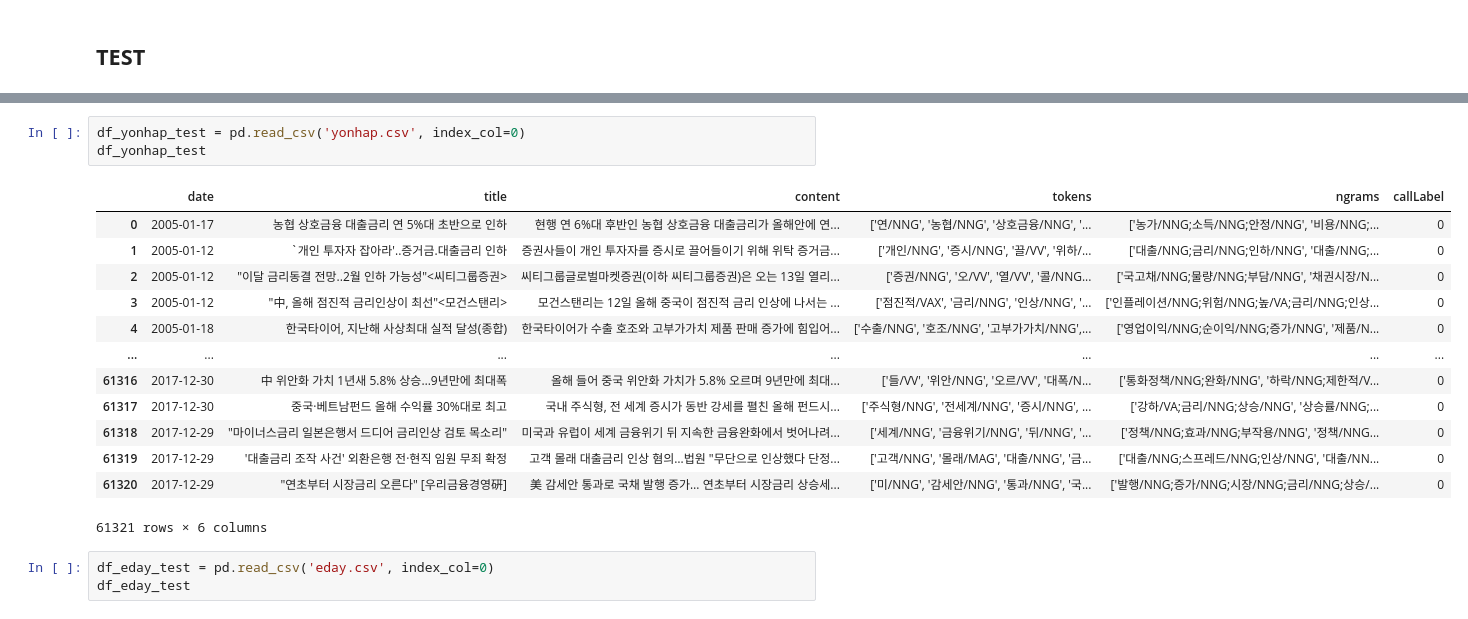
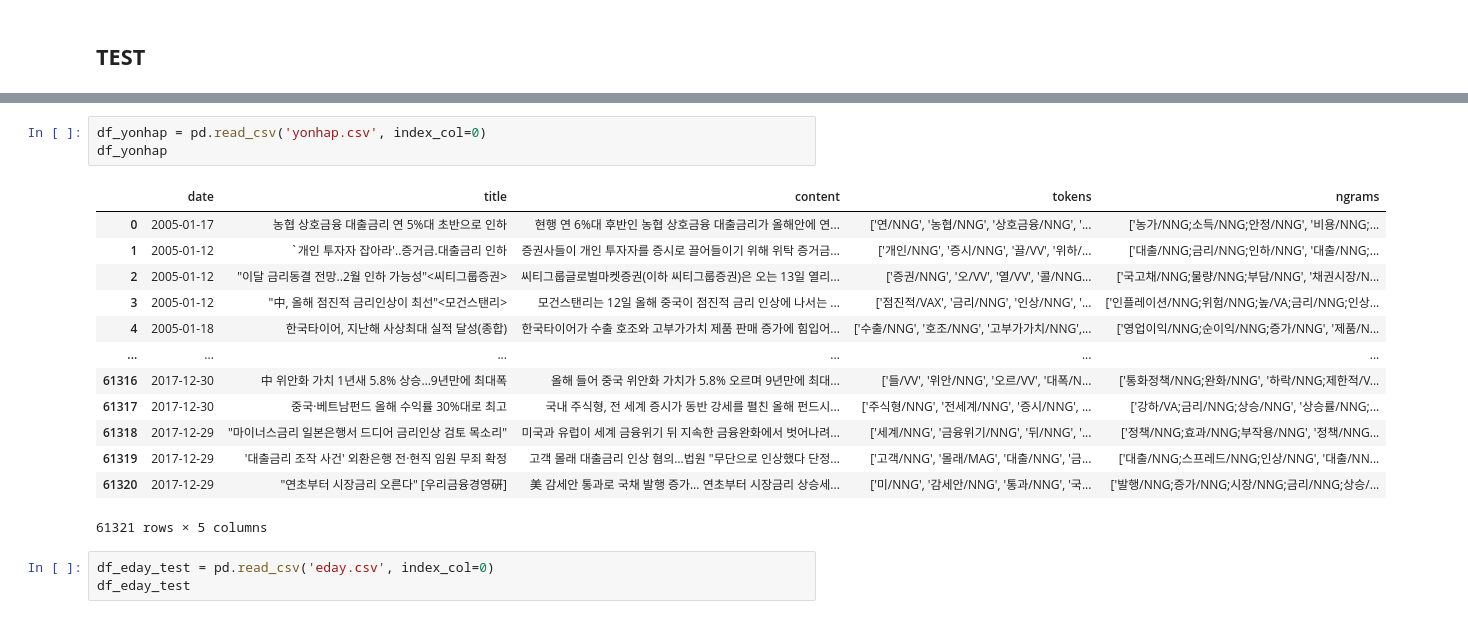
Before and after one commit to HyeonminNam/BOK4, a Jupyter notebook: pre_processing_code/article_pre_processing.ipynb, the cells around one changed output, grey strips where cells are left out. Cells and saved outputs as stored; diff of their text form.

```diff
--- a/pre_processing_code/article_pre_processing.ipynb
+++ b/pre_processing_code/article_pre_processing.ipynb
@@ -198,22 +198,22 @@ multi_pre_processing(yonhap_in_df,'yonhap_in',len(yonhap_in_df))
 80800/80922
 80900/80922
 # %%
-df_yonhap_test = pd.read_csv('yonhap.csv', index_col=0)
-df_yonhap_test
+df_yonhap = pd.read_csv('yonhap.csv', index_col=0)
+df_yonhap
 # %% [output]
-|  | date | title | content | tokens | ngrams | callLabel |
-| 0 | 2005-01-17 | 농협 상호금융 대출금리 연 5%대 초반으로 인하 | 현행 연 6%대 후반인 농협 상호금융 대출금리가 올해안에 연... | ['연/NNG', '농협/NNG', '상호금융/NNG', '... | ['농가/NNG;소득/NNG;안정/NNG', '비용/NNG;... | 0 |
-| 1 | 2005-01-12 | `개인 투자자 잡아라'..증거금.대출금리 인하 | 증권사들이 개인 투자자를 증시로 끌어들이기 위해 위탁 증거금... | ['개인/NNG', '증시/NNG', '끌/VV', '위하/... | ['대출/NNG;금리/NNG;인하/NNG', '대출/NNG;... | 0 |
-| 2 | 2005-01-12 | "이달 금리동결 전망..2월 인하 가능성"<씨티그룹증권> | 씨티그룹글로벌마켓증권(이하 씨티그룹증권)은 오는 13일 열리... | ['증권/NNG', '오/VV', '열/VV', '콜/NNG... | ['국고채/NNG;물량/NNG;부담/NNG', '채권시장/N... | 0 |
-| 3 | 2005-01-12 | "中, 올해 점진적 금리인상이 최선"<모건스탠리> | 모건스탠리는 12일 올해 중국이 점진적 금리 인상에 나서는 ... | ['점진적/VAX', '금리/NNG', '인상/NNG', '... | ['인플레이션/NNG;위험/NNG;높/VA;금리/NNG;인상... | 0 |
-| 4 | 2005-01-18 | 한국타이어, 지난해 사상최대 실적 달성(종합) | 한국타이어가 수출 호조와 고부가가치 제품 판매 증가에 힘입어... | ['수출/NNG', '호조/NNG', '고부가가치/NNG',... | ['영업이익/NNG;순이익/NNG;증가/NNG', '제품/N... | 0 |
-| ... | ... | ... | ... | ... | ... | ... |
-| 61316 | 2017-12-30 | 中 위안화 가치 1년새 5.8% 상승…9년만에 최대폭 | 올해 들어 중국 위안화 가치가 5.8% 오르며 9년만에 최대... | ['들/VV', '위안/NNG', '오르/VV', '대폭/N... | ['통화정책/NNG;완화/NNG', '하락/NNG;제한적/V... | 0 |
-| 61317 | 2017-12-30 | 중국·베트남펀드 올해 수익률 30%대로 최고 | 국내 주식형, 전 세계 증시가 동반 강세를 펼친 올해 펀드시... | ['주식형/NNG', '전세계/NNG', '증시/NNG', ... | ['강하/VA;금리/NNG;상승/NNG', '상승률/NNG;... | 0 |
-| 61318 | 2017-12-29 | "마이너스금리 일본은행서 드디어 금리인상 검토 목소리" | 미국과 유럽이 세계 금융위기 뒤 지속한 금융완화에서 벗어나려... | ['세계/NNG', '금융위기/NNG', '뒤/NNG', '... | ['정책/NNG;효과/NNG;부작용/NNG', '정책/NNG... | 0 |
-| 61319 | 2017-12-29 | '대출금리 조작 사건' 외환은행 전·현직 임원 무죄 확정 | 고객 몰래 대출금리 인상 혐의…법원 "무단으로 인상했다 단정... | ['고객/NNG', '몰래/MAG', '대출/NNG', '금... | ['대출/NNG;스프레드/NNG;인상/NNG', '대출/NN... | 0 |
-| 61320 | 2017-12-29 | "연초부터 시장금리 오른다" [우리금융경영硏] | 美 감세안 통과로 국채 발행 증가… 연초부터 시장금리 상승세... | ['미/NNG', '감세안/NNG', '통과/NNG', '국... | ['발행/NNG;증가/NNG;시장/NNG;금리/NNG;상승/... | 0 |
+|  | date | title | content | tokens | ngrams |
+| 0 | 2005-01-17 | 농협 상호금융 대출금리 연 5%대 초반으로 인하 | 현행 연 6%대 후반인 농협 상호금융 대출금리가 올해안에 연... | ['연/NNG', '농협/NNG', '상호금융/NNG', '... | ['농가/NNG;소득/NNG;안정/NNG', '비용/NNG;... |
+| 1 | 2005-01-12 | `개인 투자자 잡아라'..증거금.대출금리 인하 | 증권사들이 개인 투자자를 증시로 끌어들이기 위해 위탁 증거금... | ['개인/NNG', '증시/NNG', '끌/VV', '위하/... | ['대출/NNG;금리/NNG;인하/NNG', '대출/NNG;... |
+| 2 | 2005-01-12 | "이달 금리동결 전망..2월 인하 가능성"<씨티그룹증권> | 씨티그룹글로벌마켓증권(이하 씨티그룹증권)은 오는 13일 열리... | ['증권/NNG', '오/VV', '열/VV', '콜/NNG... | ['국고채/NNG;물량/NNG;부담/NNG', '채권시장/N... |
+| 3 | 2005-01-12 | "中, 올해 점진적 금리인상이 최선"<모건스탠리> | 모건스탠리는 12일 올해 중국이 점진적 금리 인상에 나서는 ... | ['점진적/VAX', '금리/NNG', '인상/NNG', '... | ['인플레이션/NNG;위험/NNG;높/VA;금리/NNG;인상... |
+| 4 | 2005-01-18 | 한국타이어, 지난해 사상최대 실적 달성(종합) | 한국타이어가 수출 호조와 고부가가치 제품 판매 증가에 힘입어... | ['수출/NNG', '호조/NNG', '고부가가치/NNG',... | ['영업이익/NNG;순이익/NNG;증가/NNG', '제품/N... |
+| ... | ... | ... | ... | ... | ... |
+| 61316 | 2017-12-30 | 中 위안화 가치 1년새 5.8% 상승…9년만에 최대폭 | 올해 들어 중국 위안화 가치가 5.8% 오르며 9년만에 최대... | ['들/VV', '위안/NNG', '오르/VV', '대폭/N... | ['통화정책/NNG;완화/NNG', '하락/NNG;제한적/V... |
+| 61317 | 2017-12-30 | 중국·베트남펀드 올해 수익률 30%대로 최고 | 국내 주식형, 전 세계 증시가 동반 강세를 펼친 올해 펀드시... | ['주식형/NNG', '전세계/NNG', '증시/NNG', ... | ['강하/VA;금리/NNG;상승/NNG', '상승률/NNG;... |
+| 61318 | 2017-12-29 | "마이너스금리 일본은행서 드디어 금리인상 검토 목소리" | 미국과 유럽이 세계 금융위기 뒤 지속한 금융완화에서 벗어나려... | ['세계/NNG', '금융위기/NNG', '뒤/NNG', '... | ['정책/NNG;효과/NNG;부작용/NNG', '정책/NNG... |
+| 61319 | 2017-12-29 | '대출금리 조작 사건' 외환은행 전·현직 임원 무죄 확정 | 고객 몰래 대출금리 인상 혐의…법원 "무단으로 인상했다 단정... | ['고객/NNG', '몰래/MAG', '대출/NNG', '금... | ['대출/NNG;스프레드/NNG;인상/NNG', '대출/NN... |
+| 61320 | 2017-12-29 | "연초부터 시장금리 오른다" [우리금융경영硏] | 美 감세안 통과로 국채 발행 증가… 연초부터 시장금리 상승세... | ['미/NNG', '감세안/NNG', '통과/NNG', '국... | ['발행/NNG;증가/NNG;시장/NNG;금리/NNG;상승/... |
-61321 rows × 6 columns
+61321 rows × 5 columns
 # %%
 df_eday_test = pd.read_csv('eday.csv', index_col=0)
 df_eday_test
```
Also changed, not shown: parts of 4 cells of this notebook.
